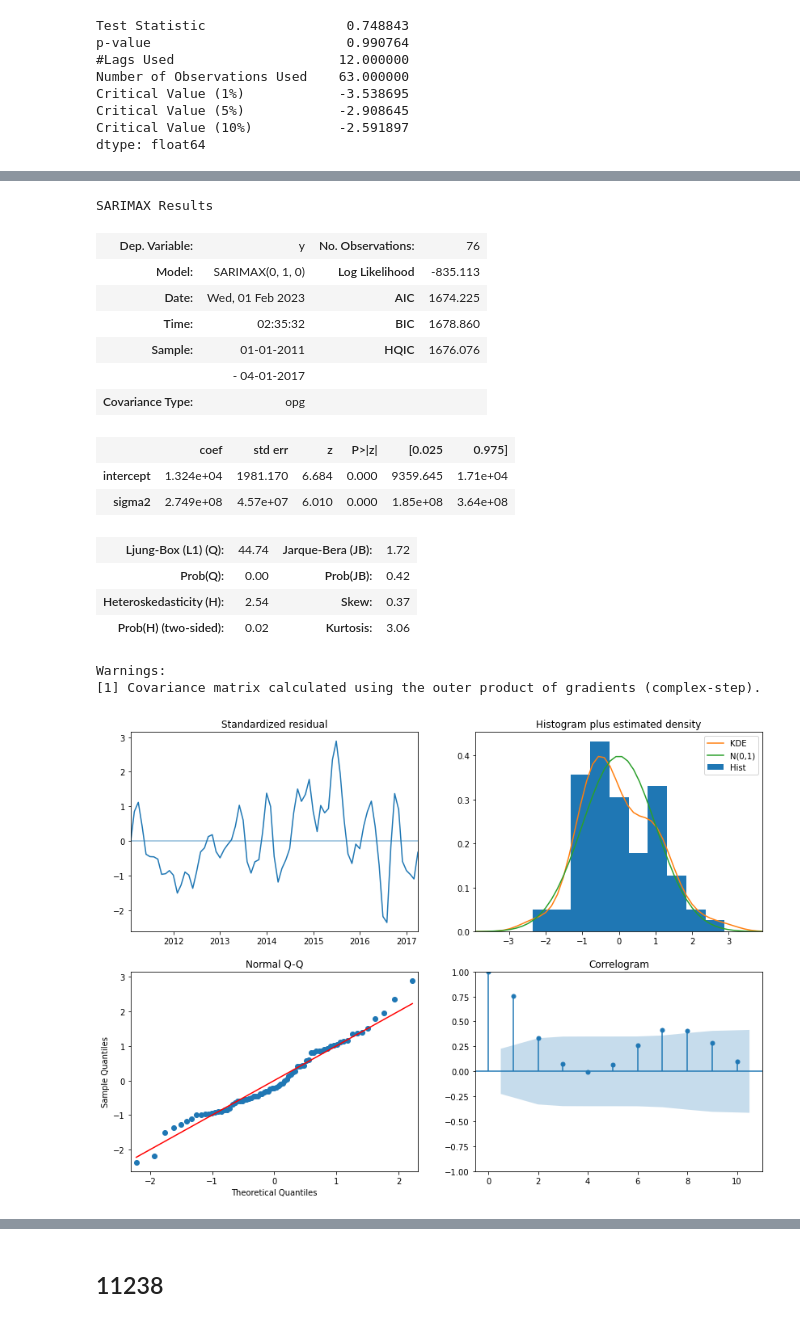
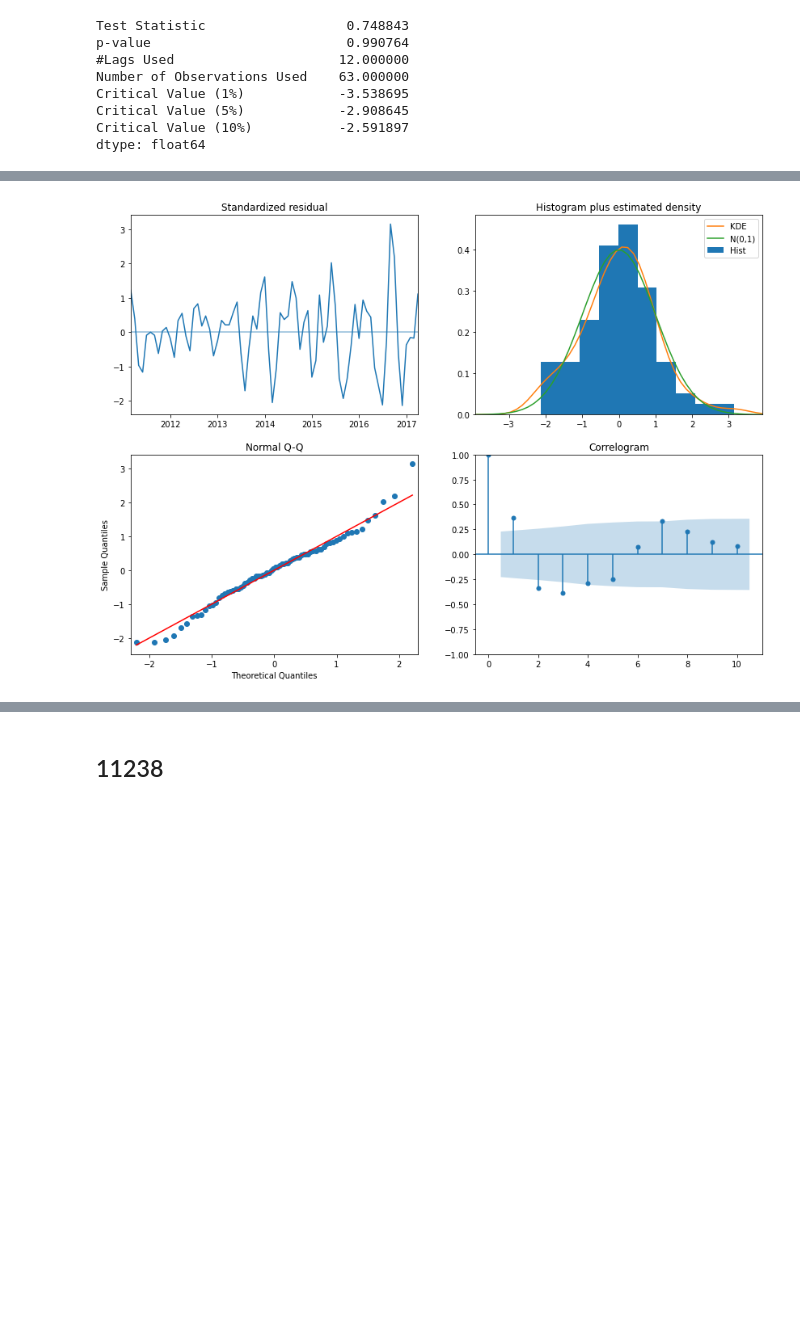
Before and after one commit to whyyoutoo/Forecasting-House-Price-Time-Series, a Jupyter notebook: Time_series_analysis.ipynb, the cells around one changed output, grey strips where cells are left out. Drawn from its saved outputs; the diff is of its cells as text; code cells hidden in the pictures; blank space fills up the shorter version.

```diff
--- a/Time_series_analysis.ipynb
+++ b/Time_series_analysis.ipynb
@@ -322,5 +369,3 @@ ny_df[(ny_df['07_11_roi'] > -0.125) & (ny_df['3_yr_roi'] > 0.3)].sort_values(by
-# %%
-top10 = ny_df[(ny_df['07_11_roi'] > -0.125) & (ny_df['3_yr_roi'] > 0.3)].sort_values(by = '3_yr_roi')
 # %%
 top10
 # %% [output]
@@ -361,10 +417,8 @@ def melt_data(df, zipcode):
     Takes the zillow_data dataset in wide form or a subset of the zillow_dataset.
     Returns a long-form datetime dataframe
     with the datetime column names as the index and the values as the 'values' column.
+    """
 
-    If more than one row is passes in the wide-form dataset, the values column
-    will be the mean of the values from the datetime columns in all of the rows.
-    """
     melted = pd.melt(df[df['RegionName'] == zipcode], id_vars=['RegionName'], var_name='time')
     melted['time'] = pd.to_datetime(melted['time'], infer_datetime_format=True)
     melted = melted.dropna(subset=['value'])
@@ -604,20 +669,30 @@ model_results = model_results.append({'Zipcode': '11355',
 # %%
 def split(df, zipcode):
+    '''
+    This will convert selected zipcode into long format and split into train
+    test sets.
+    '''
     ts = melt_data(df, zipcode)
     train = ts['2011-01':'2017-04']
     test = ts['2017-05':]
     return ts, train, test
 # %%
 def aa_model(train, p, q):
+    '''
+    Run auto_arima with specified AR and MA terms.
+    '''
     model = auto_arima(train,
-                             max_p=p, max_q=q, seasonal = False,
-                       start_p = 0, start_q = 0,
-                            trace=True,
-                             error_action='ignore',  # don't want to know if an order does not work
-                             suppress_warnings=True,  # don't want convergence warnings
-                             stepwise=False)  # set to stepwise
+                       max_p=p,
+                       max_q=q,
+                       seasonal = False,
+                       start_p = 0,
+                       start_q = 0,
+                       trace=True,
+                       test = 'adf', # use ADF test to determine order of differencing
+                       error_action='ignore',  # don't want to know if an order does not work
+                       suppress_warnings=True,  # don't want convergence warnings
+                       stepwise=False)  # set to False to for exhaustive search
     model.fit(train)
-    display(model.summary())
     model.plot_diagnostics(figsize = (14,10));
     return model
 # %%
@@ -1179,3 +1075,3 @@ plot_acf(ts_diff, lags = 25);
 # %%
-model_11222 = aa_model(train_11222, 3, 2)
+model_11222 = aa_model(train_11222, 4, 3)
 # %% [output]
@@ -1197,21 +1098,4 @@ Total fit time: 1.200 seconds
-SARIMAX Results
-| Dep. Variable: | y | No. Observations: | 76 |
-| Model: | SARIMAX(0, 1, 0) | Log Likelihood | -835.113 |
-| Date: | Wed, 01 Feb 2023 | AIC | 1674.225 |
-| Time: | 02:35:32 | BIC | 1678.860 |
-| Sample: | 01-01-2011 | HQIC | 1676.076 |
-|  | - 04-01-2017 |  |  |
-| Covariance Type: | opg |  |  |
-|  | coef | std err | z | P>|z| | [0.025 | 0.975] |
-| intercept | 1.324e+04 | 1981.170 | 6.684 | 0.000 | 9359.645 | 1.71e+04 |
-| sigma2 | 2.749e+08 | 4.57e+07 | 6.010 | 0.000 | 1.85e+08 | 3.64e+08 |
-| Ljung-Box (L1) (Q): | 44.74 | Jarque-Bera (JB): | 1.72 |
-| Prob(Q): | 0.00 | Prob(JB): | 0.42 |
-| Heteroskedasticity (H): | 2.54 | Skew: | 0.37 |
-| Prob(H) (two-sided): | 0.02 | Kurtosis: | 3.06 |
-Warnings:
-[1] Covariance matrix calculated using the outer product of gradients (complex-step).
-[figure, old version]
+[figure, new version]
 # %%
 forecast_rmse(model_11222, test_11222)
 # %% [output]
```
Also changed, not shown: parts of 173 cells of this notebook.
